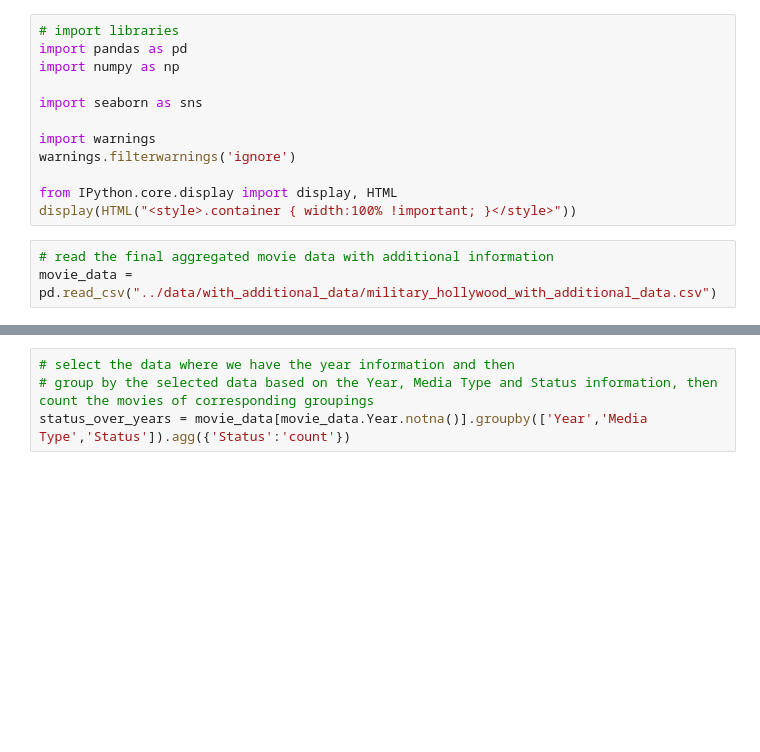
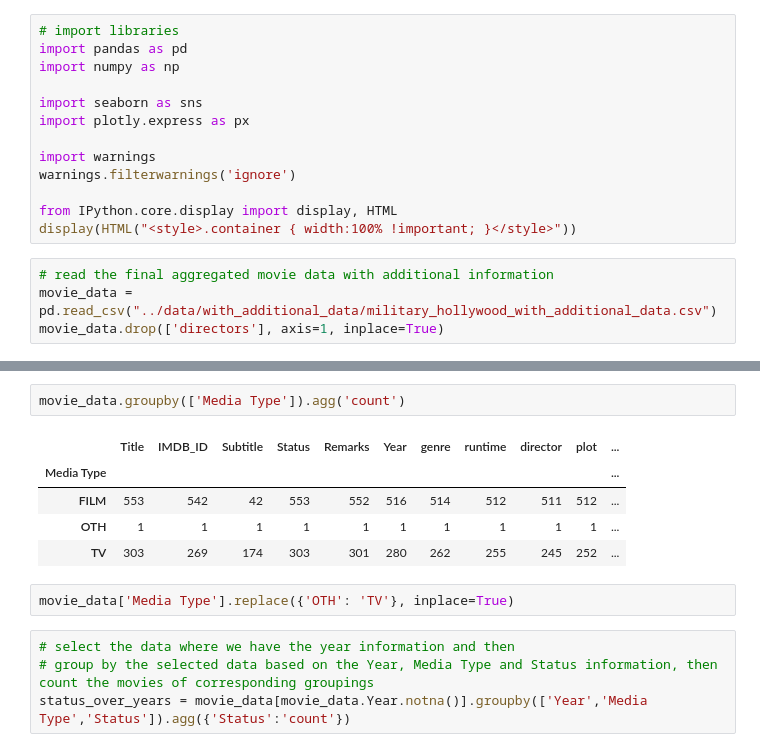
Before and after one commit to ravinitheshreddy/SubtlePropaganda, a Jupyter notebook: notebooks/support_production_assistance.ipynb, the cells around one changed output, grey strips where cells are left out. Cells and saved outputs as stored; diff of their text form; blank space fills up the shorter version.

```diff
--- a/notebooks/support_production_assistance.ipynb
+++ b/notebooks/support_production_assistance.ipynb
@@ -4,6 +4,7 @@ import pandas as pd
 import numpy as np
 
 import seaborn as sns
+import plotly.express as px
 
 import warnings
 warnings.filterwarnings('ignore')
@@ -13,6 +14,7 @@ display(HTML("<style>.container { width:100% !important; }</style>"))
 # %%
 # read the final aggregated movie data with additional information
 movie_data = pd.read_csv("../data/with_additional_data/military_hollywood_with_additional_data.csv")
+movie_data.drop(['directors'], axis=1, inplace=True)
 # %%
 movie_data.head()
 # %% [output]
@@ -22,6 +24,16 @@ movie_data.head()
 | 2 | 1ST FORCE | Never Made | NaN | OTH | FILM | INITIALLY DOD AND USMC WERE INCLI... | NaN | NaN | NaN | NaN | ... |
 | 3 | 24 | tt0502209 | 22 | APP | TV | APPROVED FILMING FOR ONE DAY WITH... | 2004.0 | Action, Crime, Drama, Thriller | 42 min | Frederick King Keller | ... |
 | 4 | 3RD DEGREE | tt0098469 | NaN | APP | TV | PERSONNEL APPEARED ON THIS GAME S... | 1989.0 | Crime, Drama, Thriller | 100 min | Roger Spottiswoode | ... |
+# %%
+movie_data.groupby(['Media Type']).agg('count')
+# %% [output]
+|  | Title | IMDB_ID | Subtitle | Status | Remarks | Year | genre | runtime | director | plot | ... |
+| Media Type |  |  |  |  |  |  |  |  |  |  | ... |
+| FILM | 553 | 542 | 42 | 553 | 552 | 516 | 514 | 512 | 511 | 512 | ... |
+| OTH | 1 | 1 | 1 | 1 | 1 | 1 | 1 | 1 | 1 | 1 | ... |
+| TV | 303 | 269 | 174 | 303 | 301 | 280 | 262 | 255 | 245 | 252 | ... |
+# %%
+movie_data['Media Type'].replace({'OTH': 'TV'}, inplace=True)
 # %%
 # select the data where we have the year information and then
 # group by the selected data based on the Year, Media Type and Status information, then count the movies of corresponding groupings
```
Also changed, not shown: parts of 7 cells of this notebook, 3 other files.
